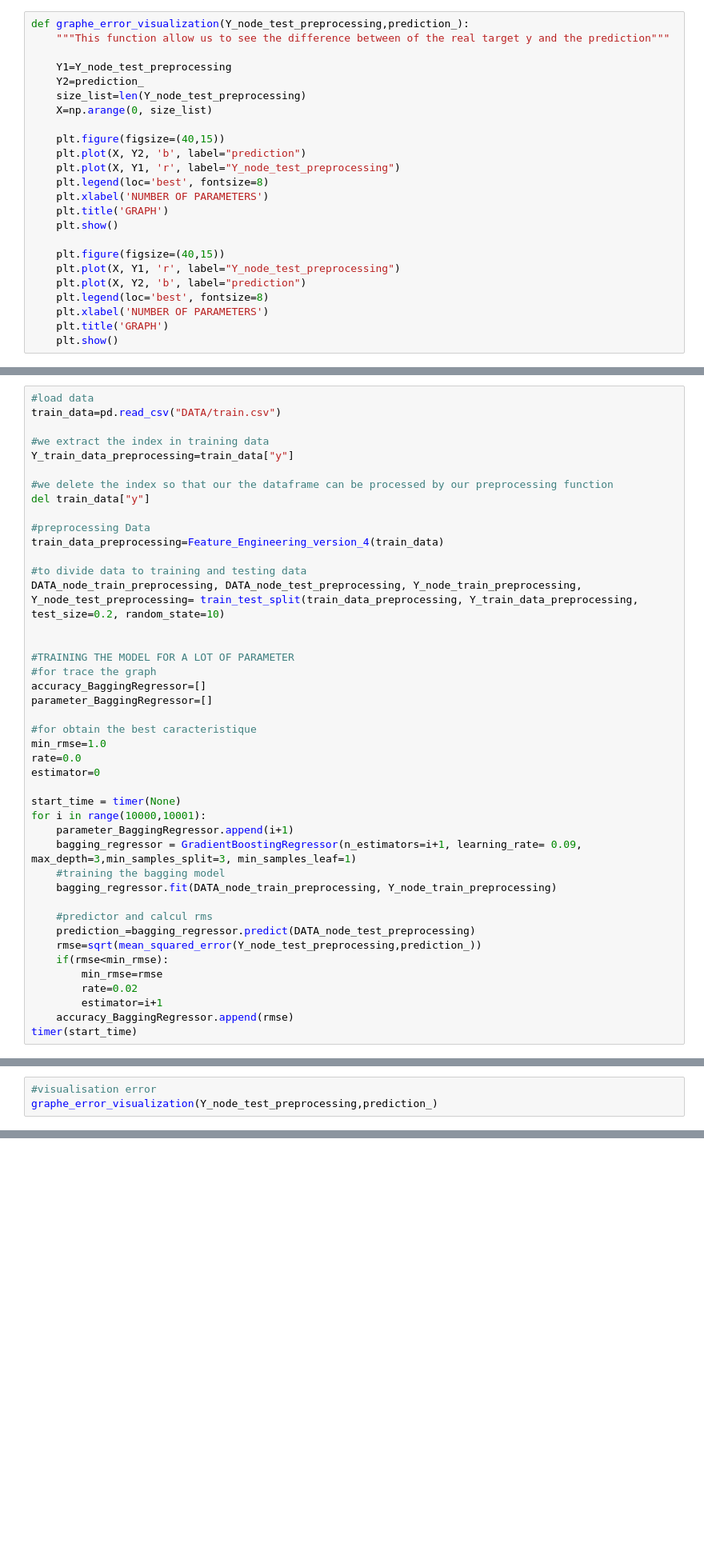
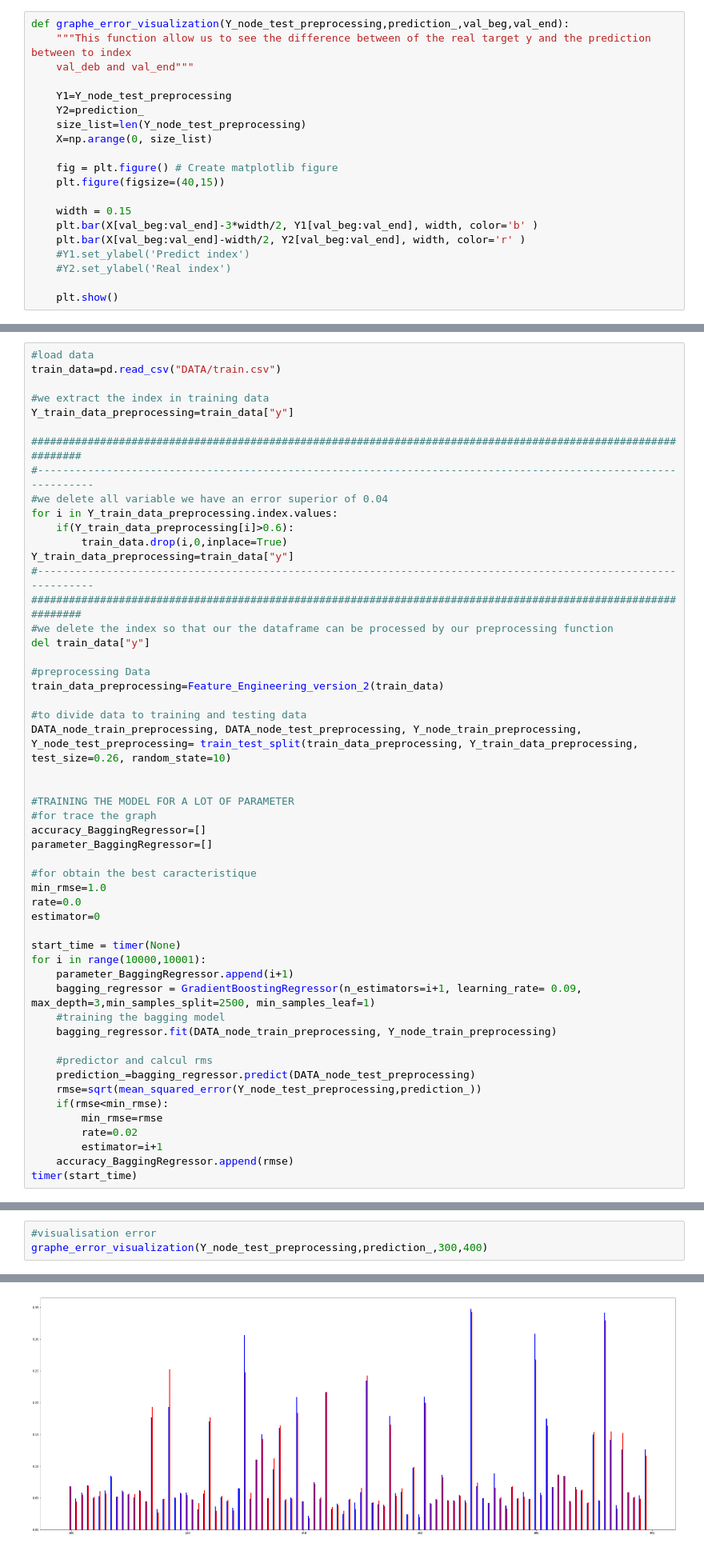
Before and after one commit to Panongbene/PROHACK_MCKINSEY_COMPANY, a Jupyter notebook: PROHACK_MCKINSEY.ipynb, the cells around one changed output, grey strips where cells are left out. Shown at 80% size. Cells and saved outputs as stored; diff of their text form; blank space fills up the shorter version.

```diff
--- a/PROHACK_MCKINSEY.ipynb
+++ b/PROHACK_MCKINSEY.ipynb
@@ -1073,29 +1074,25 @@ def optimization_energey_statistique(prediction_liste):
 # %% [markdown]
 # <center> Prediction Error Visualization Tools </center> #
 # %%
-def graphe_error_visualization(Y_node_test_preprocessing,prediction_):
-    """This function allow us to see the difference between of the real target y and the prediction"""
+def graphe_error_visualization(Y_node_test_preprocessing,prediction_,val_beg,val_end):
+    """This function allow us to see the difference between of the real target y and the prediction between to index
+    val_deb and val_end"""
 
     Y1=Y_node_test_preprocessing
     Y2=prediction_
     size_list=len(Y_node_test_preprocessing)
     X=np.arange(0, size_list)
 
+    fig = plt.figure() # Create matplotlib figure
     plt.figure(figsize=(40,15))
-    plt.plot(X, Y2, 'b', label="prediction")
-    plt.plot(X, Y1, 'r', label="Y_node_test_preprocessing")
-    plt.legend(loc='best', fontsize=8)
-    plt.xlabel('NUMBER OF PARAMETERS')
-    plt.title('GRAPH')
+
+    width = 0.15
+    plt.bar(X[val_beg:val_end]-3*width/2, Y1[val_beg:val_end], width, color='b' )
+    plt.bar(X[val_beg:val_end]-width/2, Y2[val_beg:val_end], width, color='r' )
+    #Y1.set_ylabel('Predict index')
+    #Y2.set_ylabel('Real index')
+
     plt.show()
-
-    plt.figure(figsize=(40,15))
-    plt.plot(X, Y1, 'r', label="Y_node_test_preprocessing")
-    plt.plot(X, Y2, 'b', label="prediction")
-    plt.legend(loc='best', fontsize=8)
-    plt.xlabel('NUMBER OF PARAMETERS')
-    plt.title('GRAPH')
-    plt.show()
 # %% [markdown]
 # <center> Error Analysis Function </center> #
 # %%
@@ -1137,14 +1164,23 @@ train_data=pd.read_csv("DATA/train.csv")
 #we extract the index in training data
 Y_train_data_preprocessing=train_data["y"]
 
+###############################################################################################################
+#----------------------------------------------------------------------------------------------------------------
+#we delete all variable we have an error superior of 0.04
+for i in Y_train_data_preprocessing.index.values:
+    if(Y_train_data_preprocessing[i]>0.6):
+        train_data.drop(i,0,inplace=True)
+Y_train_data_preprocessing=train_data["y"]
+#----------------------------------------------------------------------------------------------------------------
+###############################################################################################################
 #we delete the index so that our the dataframe can be processed by our preprocessing function
 del train_data["y"]
 
 #preprocessing Data
-train_data_preprocessing=Feature_Engineering_version_4(train_data)
+train_data_preprocessing=Feature_Engineering_version_2(train_data)
 
 #to divide data to training and testing data
-DATA_node_train_preprocessing, DATA_node_test_preprocessing, Y_node_train_preprocessing, Y_node_test_preprocessing= train_test_split(train_data_preprocessing, Y_train_data_preprocessing, test_size=0.2, random_state=10)
+DATA_node_train_preprocessing, DATA_node_test_preprocessing, Y_node_train_preprocessing, Y_node_test_preprocessing= train_test_split(train_data_preprocessing, Y_train_data_preprocessing, test_size=0.26, random_state=10)
 
 
 #TRAINING THE MODEL FOR A LOT OF PARAMETER
@@ -1160,7 +1196,7 @@ estimator=0
 start_time = timer(None)
 for i in range(10000,10001):
     parameter_BaggingRegressor.append(i+1)
-    bagging_regressor = GradientBoostingRegressor(n_estimators=i+1, learning_rate= 0.09, max_depth=3,min_samples_split=3, min_samples_leaf=1)
+    bagging_regressor = GradientBoostingRegressor(n_estimators=i+1, learning_rate= 0.09, max_depth=3,min_samples_split=2500, min_samples_leaf=1)
     #training the bagging model
     bagging_regressor.fit(DATA_node_train_preprocessing, Y_node_train_preprocessing)
 
@@ -1191,3 +1240,4 @@ MIN ERROR RMSE== 0.015500878442443708     OBTAIN WITH learning_rate== 0.02
 # %%
 #visualisation error
-graphe_error_visualization(Y_node_test_preprocessing,prediction_)
+graphe_error_visualization(Y_node_test_preprocessing,prediction_,300,400)
+# %% [output]
@@ -1194,2 +1245,3 @@ graphe_error_visualization(Y_node_test_preprocessing,prediction_)
+[figure, added]
 # %%
 #analyze the error
```
Also changed, not shown: parts of 48 cells of this notebook.
